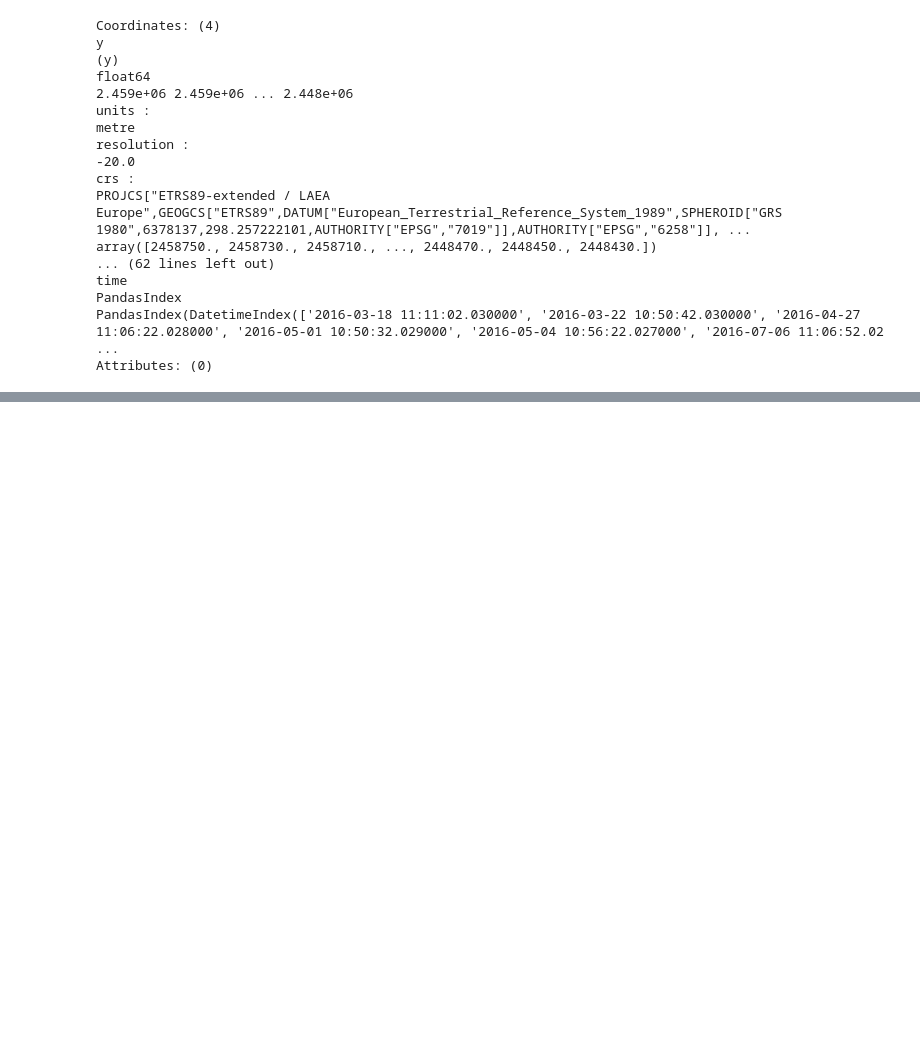
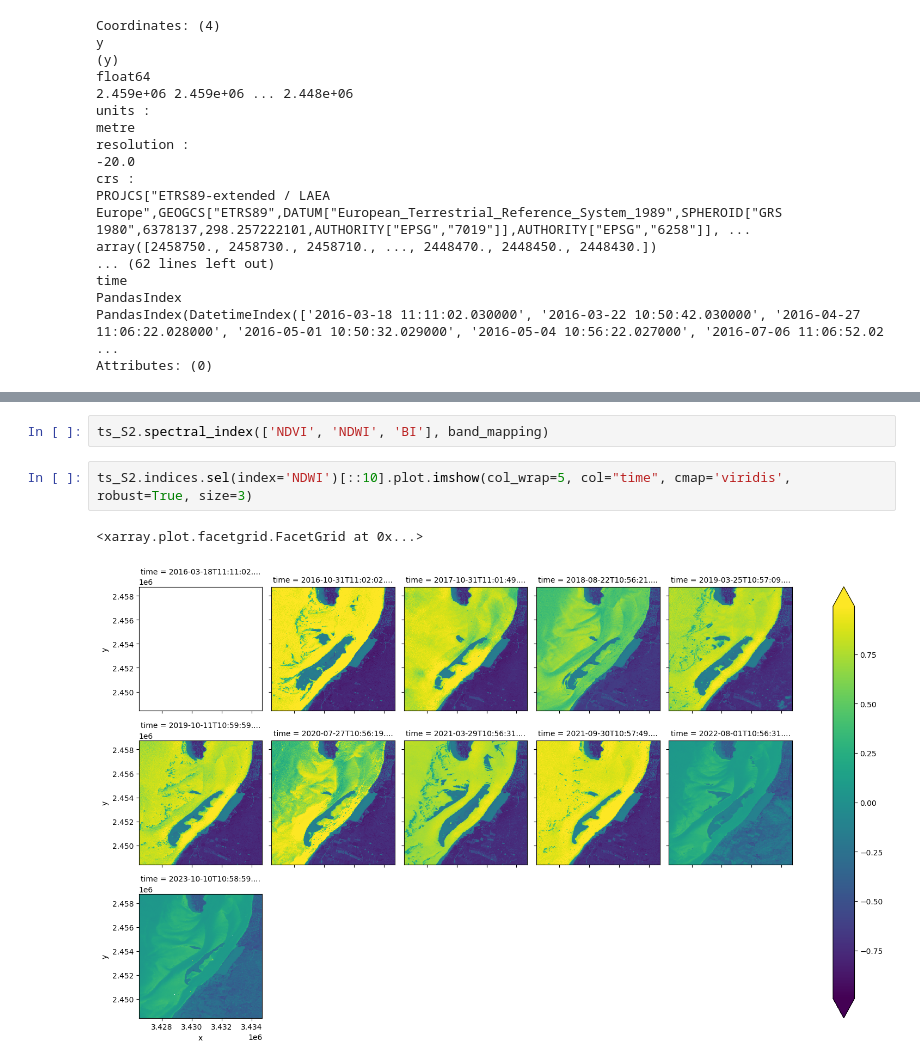
Before and after one commit to kenoz/SITS_utils, a Jupyter notebook: docs/source/tutorials/colab_sits_ex03.ipynb, the cells around one changed output, grey strips where cells are left out. Cells and saved outputs as stored; diff of their text form; blank space fills up the shorter version.

```diff
--- a/docs/source/tutorials/colab_sits_ex03.ipynb
+++ b/docs/source/tutorials/colab_sits_ex03.ipynb
@@ -330,0 +327,7 @@ Wall time: 57.2 ms
+# %%
+ts_S2.spectral_index(['NDVI', 'NDWI', 'BI'], band_mapping)
+# %%
+ts_S2.indices.sel(index='NDWI')[::10].plot.imshow(col_wrap=5, col="time", cmap='viridis', robust=True, size=3)
+# %% [output]
+<xarray.plot.facetgrid.FacetGrid at 0x...>
+[figure, added]
```
Also changed, not shown: parts of 44 cells of this notebook, 1 other file.
